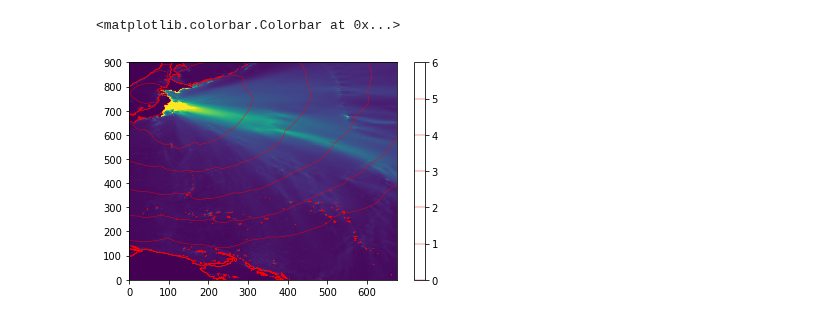
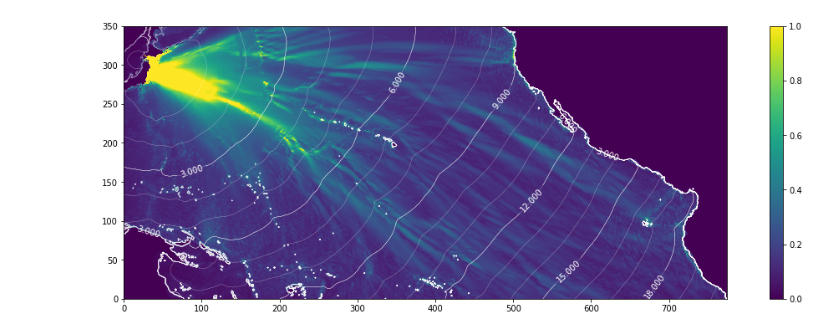
Before and after one commit to jgalazm/Nami, a Jupyter notebook: validation/04_tohoku2011/comparison/maxHeights.ipynb, the cells around one changed output. Cells and saved outputs as stored; diff of their text form; code cells hidden in the pictures.

Commit message:
fix max heights/arrivals output and plots, #132

```diff
--- a/validation/04_tohoku2011/comparison/maxHeights.ipynb
+++ b/validation/04_tohoku2011/comparison/maxHeights.ipynb
@@ -3,5 +3,5 @@ import numpy as np
 import matplotlib.pyplot as plt
 %matplotlib inline
 # %%
-ny = int(1801/2)
-nx = int(1350/2)
+ny = int(1401/4)
+nx = int(3101/4)
@@ -18,7 +8,16 @@ t = np.loadtxt('/home/tsunamilab/Downloads/tlab2D (2)',delimiter=',',skiprows=1)
-# %%
-plt.pcolormesh(h,vmax=3)
-plt.contour(t/60/60,range(7),colors='r',linewidths=[0.4,0.4,0.4,0.4,0.4,0.4,0.0])
-plt.colorbar()
-# %% [output]
-<matplotlib.colorbar.Colorbar at 0x...>
-[figure, removed]
+# %%
+hlast = np.loadtxt('../tsunamilab/tlab2D (4)',delimiter=',',skiprows=1).reshape((ny,nx))
+hmax= np.loadtxt('../tsunamilab/tlab2D (5)',delimiter=',',skiprows=1).reshape((ny,nx))
+arrival= np.loadtxt('../tsunamilab/tlab2D (6)',delimiter=',',skiprows=1).reshape((ny,nx))
+# %%
+k = 3
+plt.figure(figsize=(6*k,2*k))
+plt.pcolormesh(hmax,vmin=0,vmax=1)
+plt.colorbar()
+c = plt.contour(arrival/60/60,colors='w',linewidths=0.4)
+plt.contour(arrival/60/60,range(22),colors='w',linewidths=0.2)
+plt.clabel(c, inline=1, fontsize=10)
+ax = plt.gca()
+ax.set_aspect(1)
+# %% [output]
+[figure, added]
```
Also changed, not shown: parts of 3 cells of this notebook, 2 other files.
